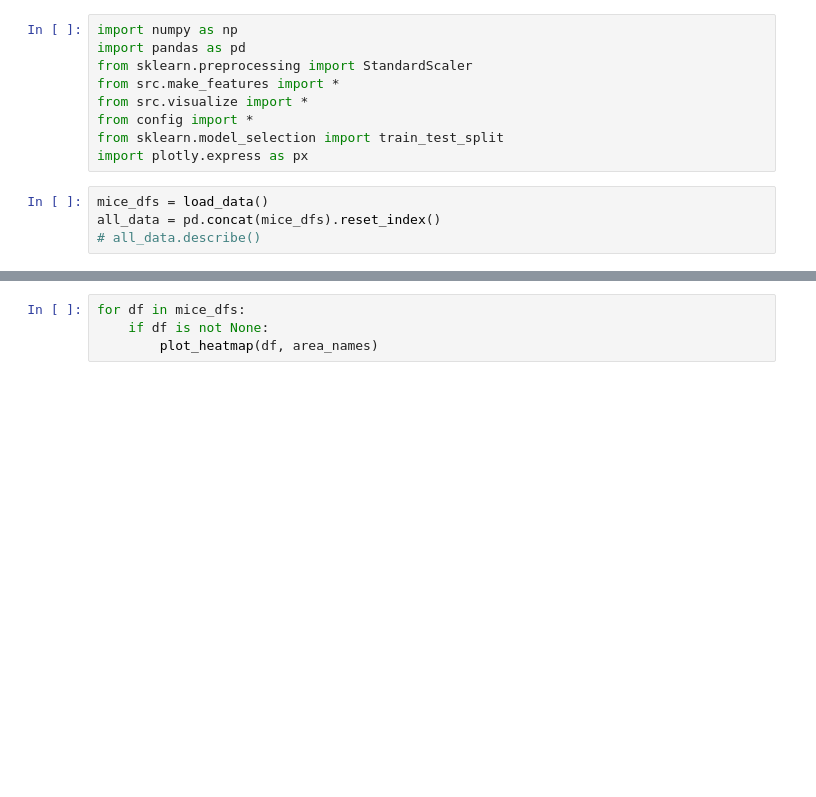
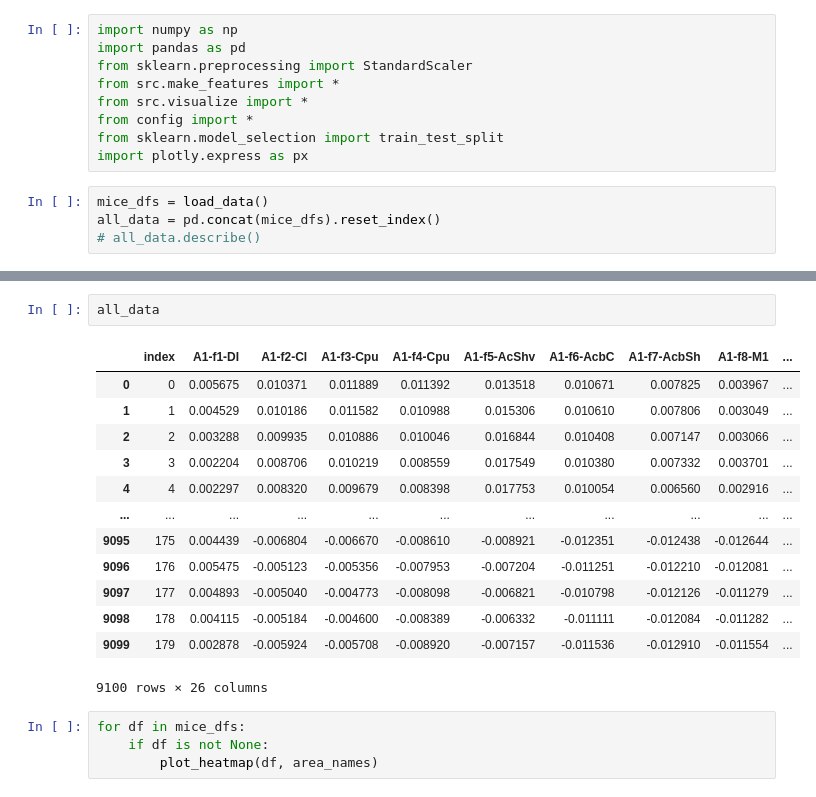
Before and after one commit to noamtamam/aggressive-prediction, a Jupyter notebook: notebooks/playground.ipynb, the cells around one changed output, grey strips where cells are left out. Saved outputs shown, nothing was run; the diff lists cells and outputs as text; blank space fills up the shorter version.

```diff
--- a/notebooks/playground.ipynb
+++ b/notebooks/playground.ipynb
@@ -14,3 +34,19 @@ all_data = pd.concat(mice_dfs).reset_index()
+# %%
+all_data
+# %% [output]
+|  | index | A1-f1-DI | A1-f2-Cl | A1-f3-Cpu | A1-f4-Cpu | A1-f5-AcShv | A1-f6-AcbC | A1-f7-AcbSh | A1-f8-M1 | ... |
+| 0 | 0 | 0.005675 | 0.010371 | 0.011889 | 0.011392 | 0.013518 | 0.010671 | 0.007825 | 0.003967 | ... |
+| 1 | 1 | 0.004529 | 0.010186 | 0.011582 | 0.010988 | 0.015306 | 0.010610 | 0.007806 | 0.003049 | ... |
+| 2 | 2 | 0.003288 | 0.009935 | 0.010886 | 0.010046 | 0.016844 | 0.010408 | 0.007147 | 0.003066 | ... |
+| 3 | 3 | 0.002204 | 0.008706 | 0.010219 | 0.008559 | 0.017549 | 0.010380 | 0.007332 | 0.003701 | ... |
+| 4 | 4 | 0.002297 | 0.008320 | 0.009679 | 0.008398 | 0.017753 | 0.010054 | 0.006560 | 0.002916 | ... |
+| ... | ... | ... | ... | ... | ... | ... | ... | ... | ... | ... |
+| 9095 | 175 | 0.004439 | -0.006804 | -0.006670 | -0.008610 | -0.008921 | -0.012351 | -0.012438 | -0.012644 | ... |
+| 9096 | 176 | 0.005475 | -0.005123 | -0.005356 | -0.007953 | -0.007204 | -0.011251 | -0.012210 | -0.012081 | ... |
+| 9097 | 177 | 0.004893 | -0.005040 | -0.004773 | -0.008098 | -0.006821 | -0.010798 | -0.012126 | -0.011279 | ... |
+| 9098 | 178 | 0.004115 | -0.005184 | -0.004600 | -0.008389 | -0.006332 | -0.011111 | -0.012084 | -0.011282 | ... |
+| 9099 | 179 | 0.002878 | -0.005924 | -0.005708 | -0.008920 | -0.007157 | -0.011536 | -0.012910 | -0.011554 | ... |
+9100 rows × 26 columns
 # %%
 for df in mice_dfs:
     if df is not None:
```
Also changed, not shown: parts of 1 cell of this notebook, 2 other files.
